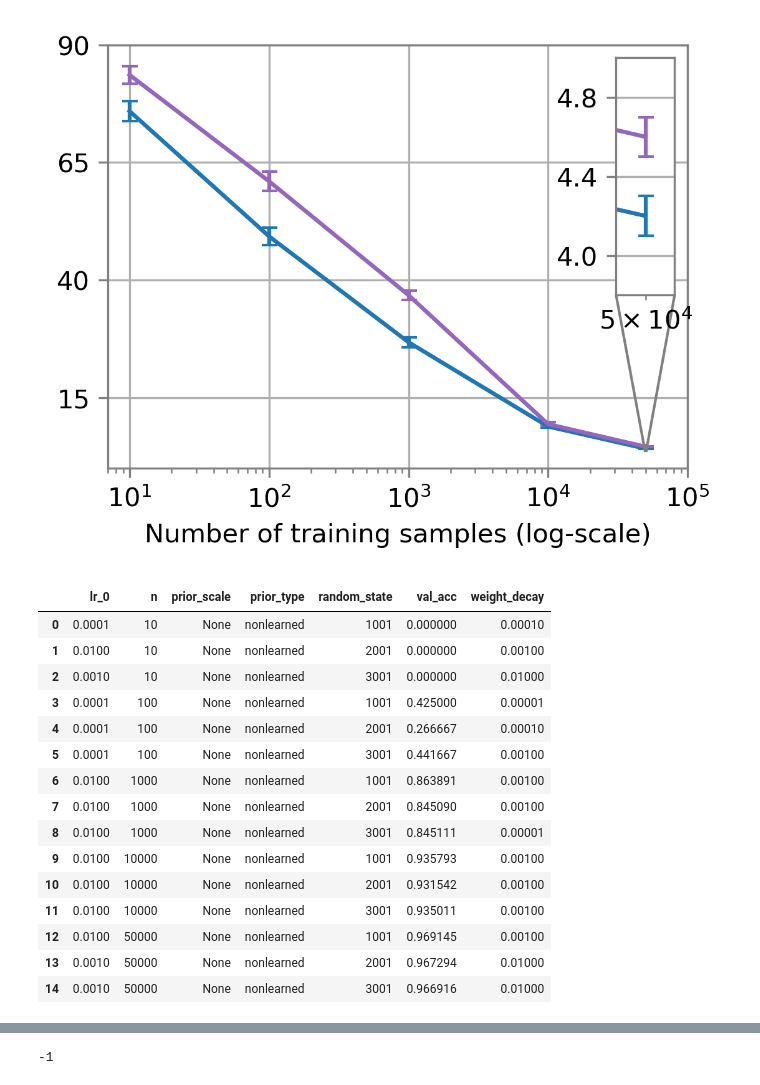
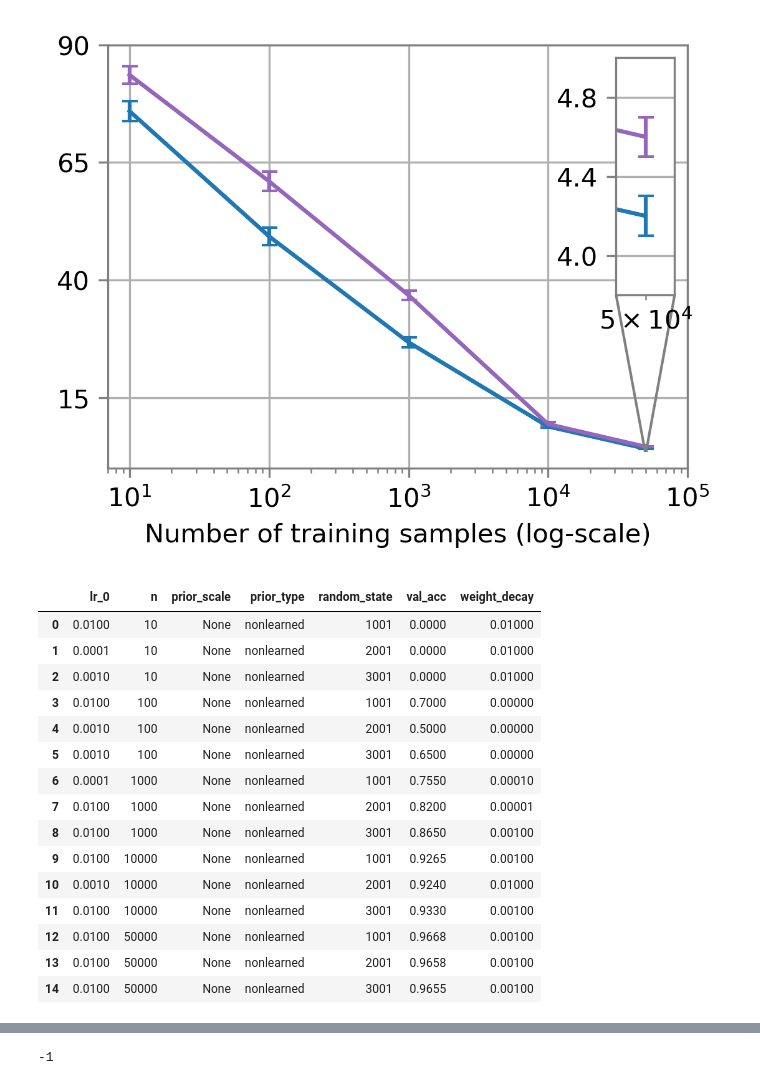
Before and after one commit to tufts-ml/bdl-transfer-learning, a Jupyter notebook: notebooks/Figure_4(a).ipynb, the cells around one changed output, grey strips where cells are left out. Saved outputs shown, nothing was run; the diff lists cells and outputs as text; code cells hidden in the pictures.

```diff
--- a/notebooks/Figure_4(a).ipynb
+++ b/notebooks/Figure_4(a).ipynb
@@ -104,30 +104,30 @@ def get_results(df, experiments_path):
         results.loc[results.shape[0]] = results_row
     return results
 # %%
-experiments_path = '/cluster/tufts/hugheslab/eharve06/bdl-transfer-learning/experiments/tuned_CIFAR-10'
+experiments_path = '/cluster/tufts/hugheslab/eharve06/bdl-transfer-learning/experiments/tuned_CIFAR-10_Copy1'
 lr_0s = np.logspace(-1, -4, num=4)
 ns = [10, 100, 1000, 10000, 50000]
 prior_scales = [None]
 prior_type = 'nonlearned'
 random_states = [1001, 2001, 3001]
 weight_decays = np.append(np.logspace(-2, -6, num=5), 0)
 nonlearned_hyperparameters = get_best_hyperparameters(experiments_path, lr_0s, ns, prior_scales, prior_type, random_states, weight_decays)
 nonlearned_hyperparameters
 # %% [output]
 |  | lr_0 | n | prior_scale | prior_type | random_state | val_acc | weight_decay |
-| 0 | 0.0001 | 10 | None | nonlearned | 1001 | 0.000000 | 0.00010 |
-| 1 | 0.0100 | 10 | None | nonlearned | 2001 | 0.000000 | 0.00100 |
-| 2 | 0.0010 | 10 | None | nonlearned | 3001 | 0.000000 | 0.01000 |
-| 3 | 0.0001 | 100 | None | nonlearned | 1001 | 0.425000 | 0.00001 |
-| 4 | 0.0001 | 100 | None | nonlearned | 2001 | 0.266667 | 0.00010 |
-| 5 | 0.0001 | 100 | None | nonlearned | 3001 | 0.441667 | 0.00100 |
-| 6 | 0.0100 | 1000 | None | nonlearned | 1001 | 0.863891 | 0.00100 |
-| 7 | 0.0100 | 1000 | None | nonlearned | 2001 | 0.845090 | 0.00100 |
-| 8 | 0.0100 | 1000 | None | nonlearned | 3001 | 0.845111 | 0.00001 |
-| 9 | 0.0100 | 10000 | None | nonlearned | 1001 | 0.935793 | 0.00100 |
-| 10 | 0.0100 | 10000 | None | nonlearned | 2001 | 0.931542 | 0.00100 |
-| 11 | 0.0100 | 10000 | None | nonlearned | 3001 | 0.935011 | 0.00100 |
-| 12 | 0.0100 | 50000 | None | nonlearned | 1001 | 0.969145 | 0.00100 |
-| 13 | 0.0010 | 50000 | None | nonlearned | 2001 | 0.967294 | 0.01000 |
-| 14 | 0.0010 | 50000 | None | nonlearned | 3001 | 0.966916 | 0.01000 |
+| 0 | 0.0100 | 10 | None | nonlearned | 1001 | 0.0000 | 0.01000 |
+| 1 | 0.0001 | 10 | None | nonlearned | 2001 | 0.0000 | 0.01000 |
+| 2 | 0.0010 | 10 | None | nonlearned | 3001 | 0.0000 | 0.01000 |
+| 3 | 0.0100 | 100 | None | nonlearned | 1001 | 0.7000 | 0.00000 |
+| 4 | 0.0010 | 100 | None | nonlearned | 2001 | 0.5000 | 0.00000 |
+| 5 | 0.0010 | 100 | None | nonlearned | 3001 | 0.6500 | 0.00000 |
+| 6 | 0.0001 | 1000 | None | nonlearned | 1001 | 0.7550 | 0.00010 |
+| 7 | 0.0100 | 1000 | None | nonlearned | 2001 | 0.8200 | 0.00001 |
+| 8 | 0.0100 | 1000 | None | nonlearned | 3001 | 0.8650 | 0.00100 |
+| 9 | 0.0100 | 10000 | None | nonlearned | 1001 | 0.9265 | 0.00100 |
+| 10 | 0.0010 | 10000 | None | nonlearned | 2001 | 0.9240 | 0.01000 |
+| 11 | 0.0100 | 10000 | None | nonlearned | 3001 | 0.9330 | 0.00100 |
+| 12 | 0.0100 | 50000 | None | nonlearned | 1001 | 0.9668 | 0.00100 |
+| 13 | 0.0100 | 50000 | None | nonlearned | 2001 | 0.9658 | 0.00100 |
+| 14 | 0.0100 | 50000 | None | nonlearned | 3001 | 0.9655 | 0.00100 |
 # %%
```
Also changed, not shown: parts of 9 cells of this notebook, 40 other files.
